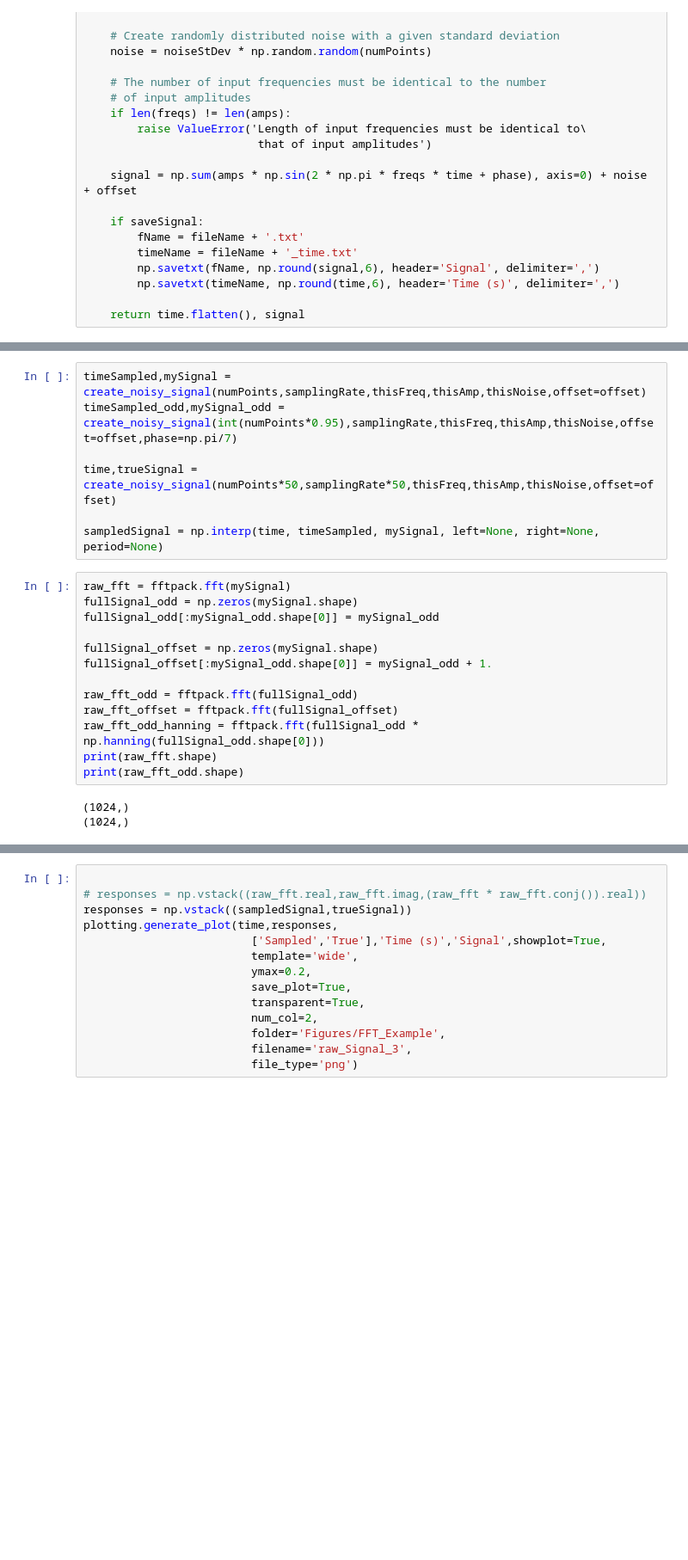
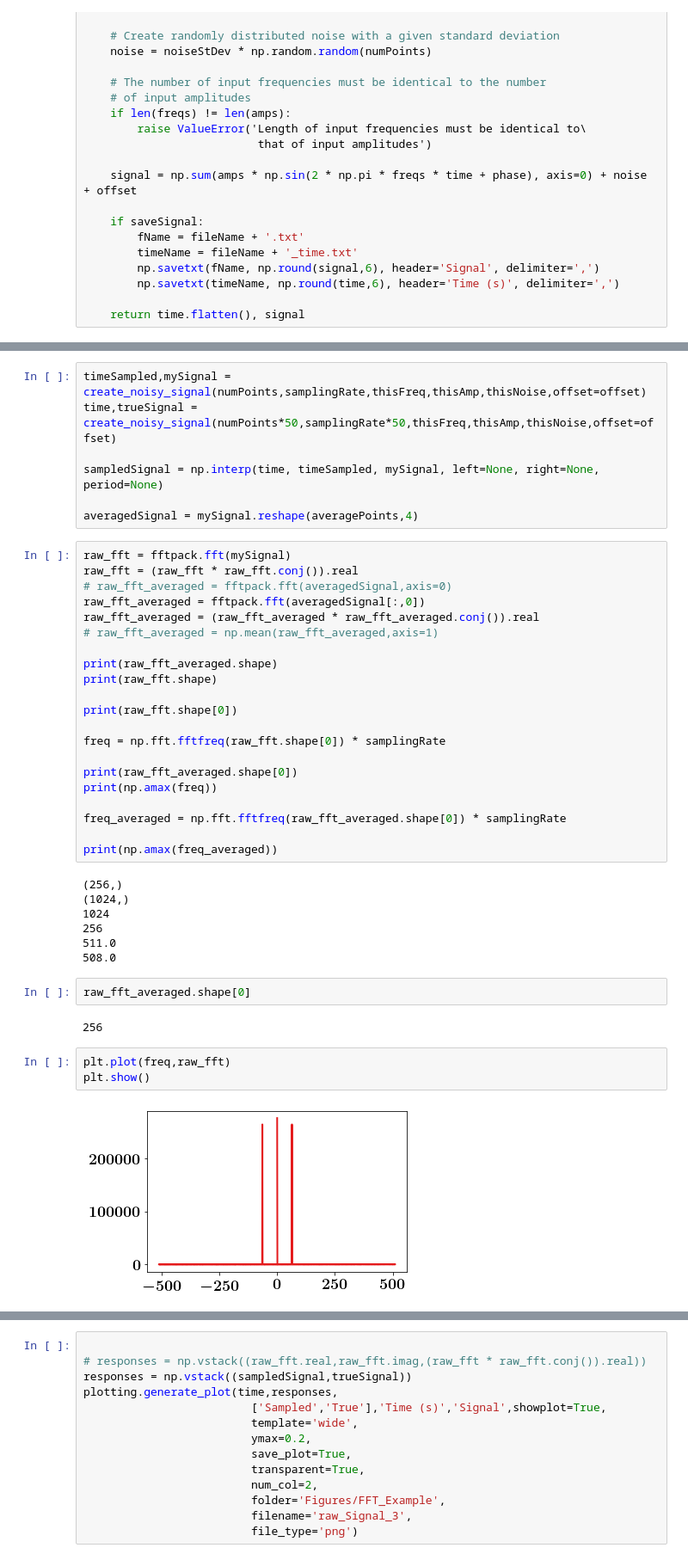
Before and after one commit to danielnewman09/Dissertation, a Jupyter notebook: Dissertation-Notebooks/Chapter-2/Demonstration-Notebooks/FFT_Discussion_Noise.ipynb, the cells around one changed output, grey strips where cells are left out. Shown at 86% size. Cells and saved outputs as stored; diff of their text form; blank space fills up the shorter version.

Commit message:
control charts and frequency discussion

```diff
--- a/Dissertation-Notebooks/Chapter-2/Demonstration-Notebooks/FFT_Discussion_Noise.ipynb
+++ b/Dissertation-Notebooks/Chapter-2/Demonstration-Notebooks/FFT_Discussion_Noise.ipynb
@@ -76,24 +77,45 @@ thisNoise = 1.
 offset = 0.
 # %%
 timeSampled,mySignal = create_noisy_signal(numPoints,samplingRate,thisFreq,thisAmp,thisNoise,offset=offset)
-timeSampled_odd,mySignal_odd = create_noisy_signal(int(numPoints*0.95),samplingRate,thisFreq,thisAmp,thisNoise,offset=offset,phase=np.pi/7)
-
 time,trueSignal = create_noisy_signal(numPoints*50,samplingRate*50,thisFreq,thisAmp,thisNoise,offset=offset)
 
 sampledSignal = np.interp(time, timeSampled, mySignal, left=None, right=None, period=None)
+
+averagedSignal = mySignal.reshape(averagePoints,4)
-# %%
-raw_fft = fftpack.fft(mySignal)
-fullSignal_odd = np.zeros(mySignal.shape)
-fullSignal_odd[:mySignal_odd.shape[0]] = mySignal_odd
-
-fullSignal_offset = np.zeros(mySignal.shape)
-fullSignal_offset[:mySignal_odd.shape[0]] = mySignal_odd + 1.
-
-raw_fft_odd = fftpack.fft(fullSignal_odd)
-raw_fft_offset = fftpack.fft(fullSignal_offset)
-raw_fft_odd_hanning = fftpack.fft(fullSignal_odd * np.hanning(fullSignal_odd.shape[0]))
-print(raw_fft.shape)
-print(raw_fft_odd.shape)
-# %% [output]
-(1024,)
-(1024,)
+# %%
+raw_fft = fftpack.fft(mySignal)
+raw_fft = (raw_fft * raw_fft.conj()).real
+# raw_fft_averaged = fftpack.fft(averagedSignal,axis=0)
+raw_fft_averaged = fftpack.fft(averagedSignal[:,0])
+raw_fft_averaged = (raw_fft_averaged * raw_fft_averaged.conj()).real
+# raw_fft_averaged = np.mean(raw_fft_averaged,axis=1)
+
+print(raw_fft_averaged.shape)
+print(raw_fft.shape)
+
+print(raw_fft.shape[0])
+
+freq = np.fft.fftfreq(raw_fft.shape[0]) * samplingRate
+
+print(raw_fft_averaged.shape[0])
+print(np.amax(freq))
+
+freq_averaged = np.fft.fftfreq(raw_fft_averaged.shape[0]) * samplingRate
+
+print(np.amax(freq_averaged))
+# %% [output]
+(256,)
+(1024,)
+1024
+256
+511.0
+508.0
+# %%
+raw_fft_averaged.shape[0]
+# %% [output]
+256
+# %%
+plt.plot(freq,raw_fft)
+plt.show()
+# %% [output]
+[figure, added]
```
Also changed, not shown: parts of 7 cells of this notebook, 13 other files.
